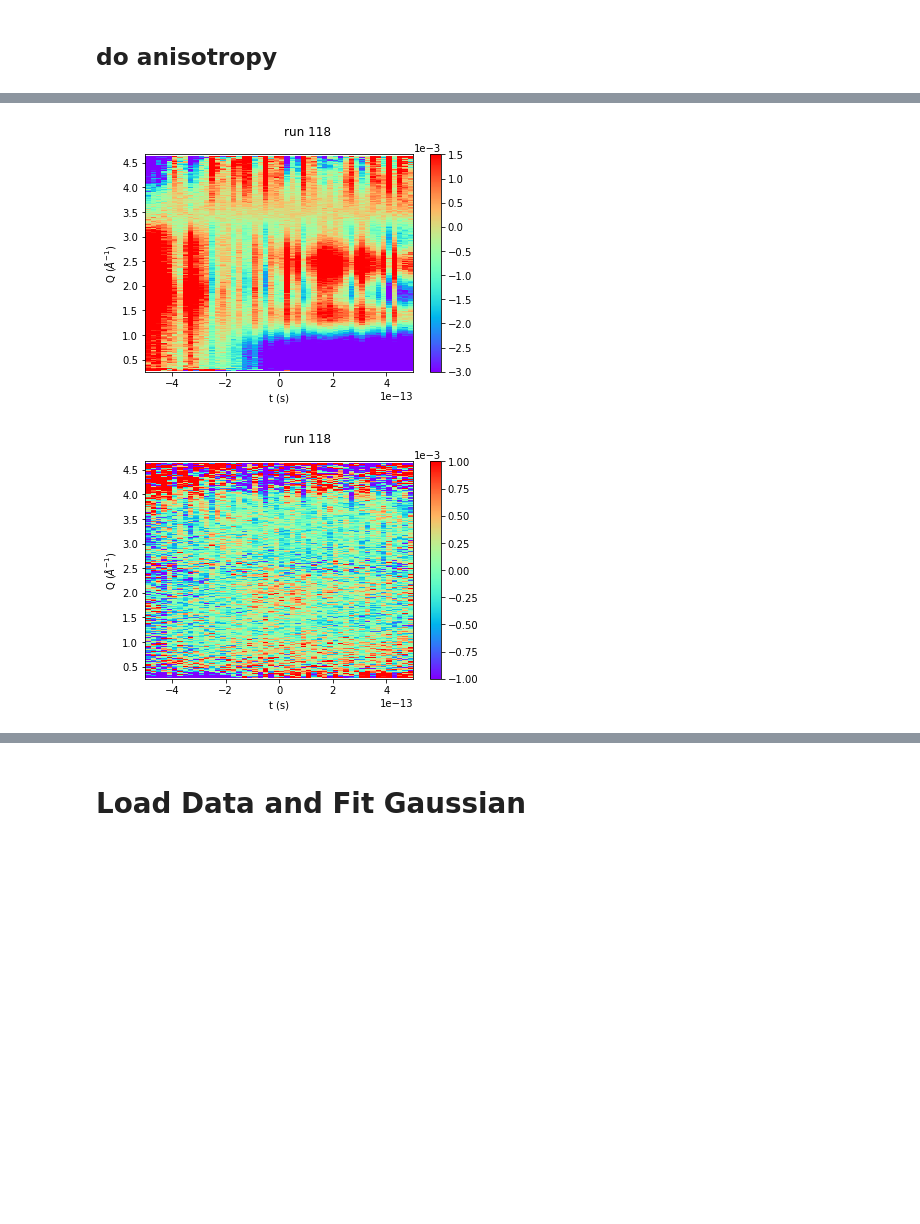
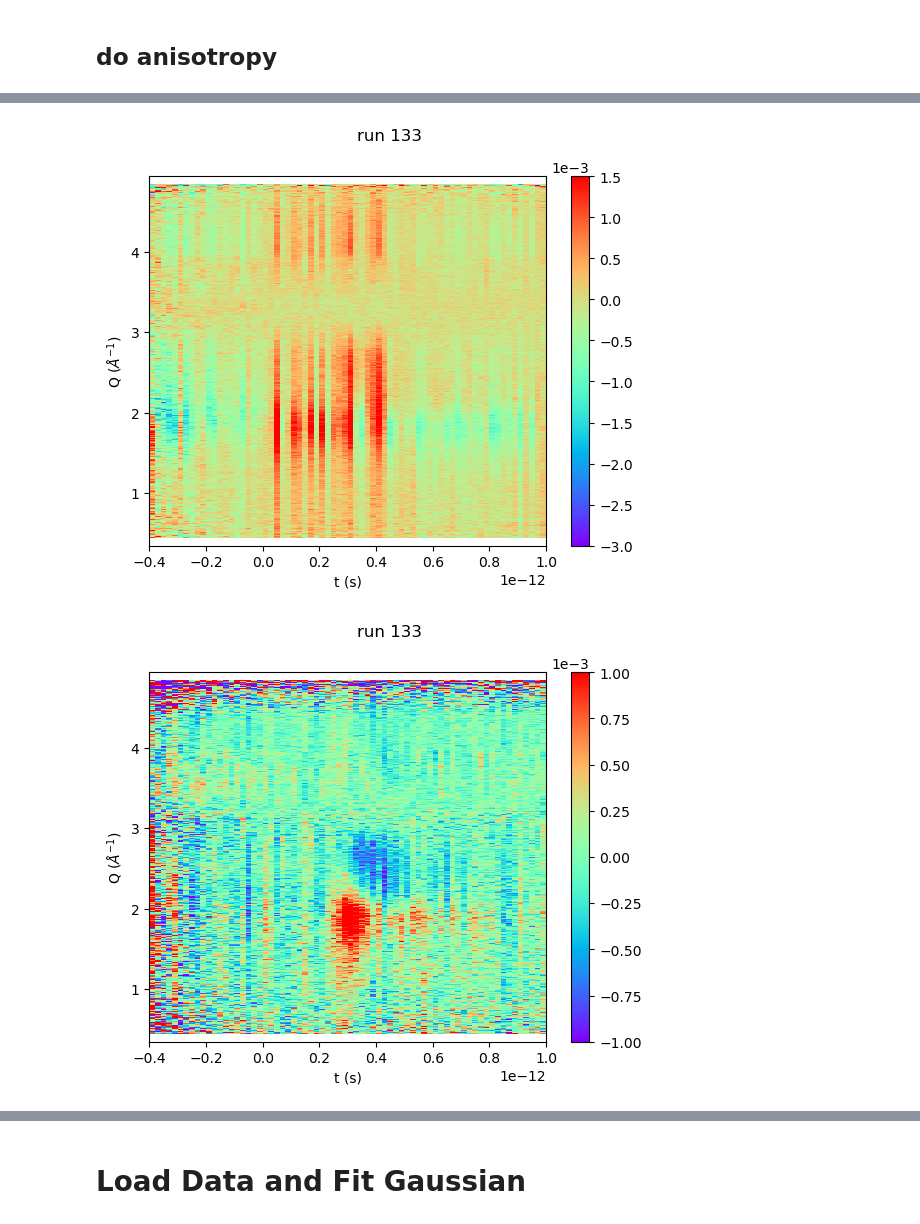
Before and after one commit to Solution-Phase-Chemistry/ReduceScatt, a Jupyter notebook: Master_XSS.ipynb, the cells around one changed output, grey strips where cells are left out. Saved outputs shown, nothing was run; the diff lists cells and outputs as text; code cells hidden in the pictures; blank space fills up the shorter version.

```diff
--- a/Master_XSS.ipynb
+++ b/Master_XSS.ipynb
@@ -31,18 +31,13 @@ from LCLSDataToolsNew.plottingTools import *
 
 print('Import Complete!')
 
-exper = 'xcslv9618'
-### ffb ###
-# smalldata_folder='/cds/data/drpsrcf/xcs/'+exper+'/scratch/hdf5/smalldata/'
-### call ffb from psana ###
-# smalldata_folder='/reg/data/drpsrcf/xcs/'+exper+'/scratch/hdf5/smalldata/'
-### psana ###
-smalldata_folder='/reg/d/psdm/xcs/'+exper+'/hdf5/smalldata/'
+exper = 'xcsl1008621'
 
+### s3df ###
+smalldata_folder='/sdf/data/lcls/ds/xcs/'+exper+'/hdf5/smalldata/'
 
-# outpath='/reg/d/psdm/xcs/'+exper+'/results/ReducedData/'
-# outpath='/reg/d/psdm/xcs/'+exper+'/scratch/slr/'
-outpath='/cds/home/s/slraj/code/ScatteringCode/'
+## set output path as desired
+outpath='/sdf/data/lcls/ds/xcs/'+exper+'/results/ReducedData/'
 
 # #make directories if needed
 if os.path.isdir(outpath+'/figures/')==False:
@@ -205,21 +187,16 @@ done
 # %% [markdown]
 # Load Data and Plot
 # %%
-runnum=419
+runnum=133
 filepath=outpath+'/npy/'+exper+'_Run%04i_out.npy' %runnum
-# filepath=outpath+'/npy/'+exper+'_Run%04i_dat.npz' %runnum
-# filepath='/cds/home/s/slraj/code/ScatteringCode/npy/xcsly3420_Run0120_out.npy'
 
-try:
-    data= np.load(filepath,allow_pickle= True).item()
-except:
-    data= np.load(filepath,allow_pickle= True)['arr_0'].item()
+data= np.load(filepath,allow_pickle= True).item()
+
 qs=data['qs']
 phis=data['phis']
-try:
-    ts=data['xcenter']
-except:
-    ts=data['ts']
+
+ts=data['xcenter']
+
 diff=data['diff_bin']
 try:
     S0=data['S0']
@@ -242,6 +219,6 @@ plt.clim(-4e-3,4e-3)
 ## do anisotropy
 # %%
 
-S0, err_S0, S2, err_S2=S0S2(diff,phis,fil=None,shift_n=0,deg=None)
+S0, err_S0, S2, err_S2=S0S2P(diff,phis,fil=None,shift_n=0,deg=None)
 # %% [output]
 shift is 0 degrees
@@ -258,17 +226,16 @@ all_S0, all_S2=S0S2_check(diff,qs,phis,trange='All',lim=None,calc2=False)
 # %%
 #plot
 
-trange=(-.5e-12,.5e-12)
-goodt=np.nonzero((trange[0]<ts) & (ts<trange[1]))
+goodt,trange=chooseR(-.5e-12,1e-12,ts)
+
 plot_2d(ts[goodt],qs,S0[goodt,:].squeeze(),ccmap='rainbow')
 plt.suptitle('run %i'%runnum)
 plt.clim(-3e-3,1.5e-3)
 
-# trange=(-0.5e-12,0.5e-12)
-goodt=np.nonzero((trange[0]<ts) & (ts<trange[1]))
+
 plot_2d(ts[goodt],qs,S2[goodt,:].squeeze(),ccmap='rainbow')
 plt.suptitle('run %i'%runnum)
 plt.clim(-1.e-3,1.e-3)
 # %% [output]
-[figure, old version]
+[figure, new version]
-[figure, old version]
+[figure, new version]
```
Also changed, not shown: parts of 13 cells of this notebook.
